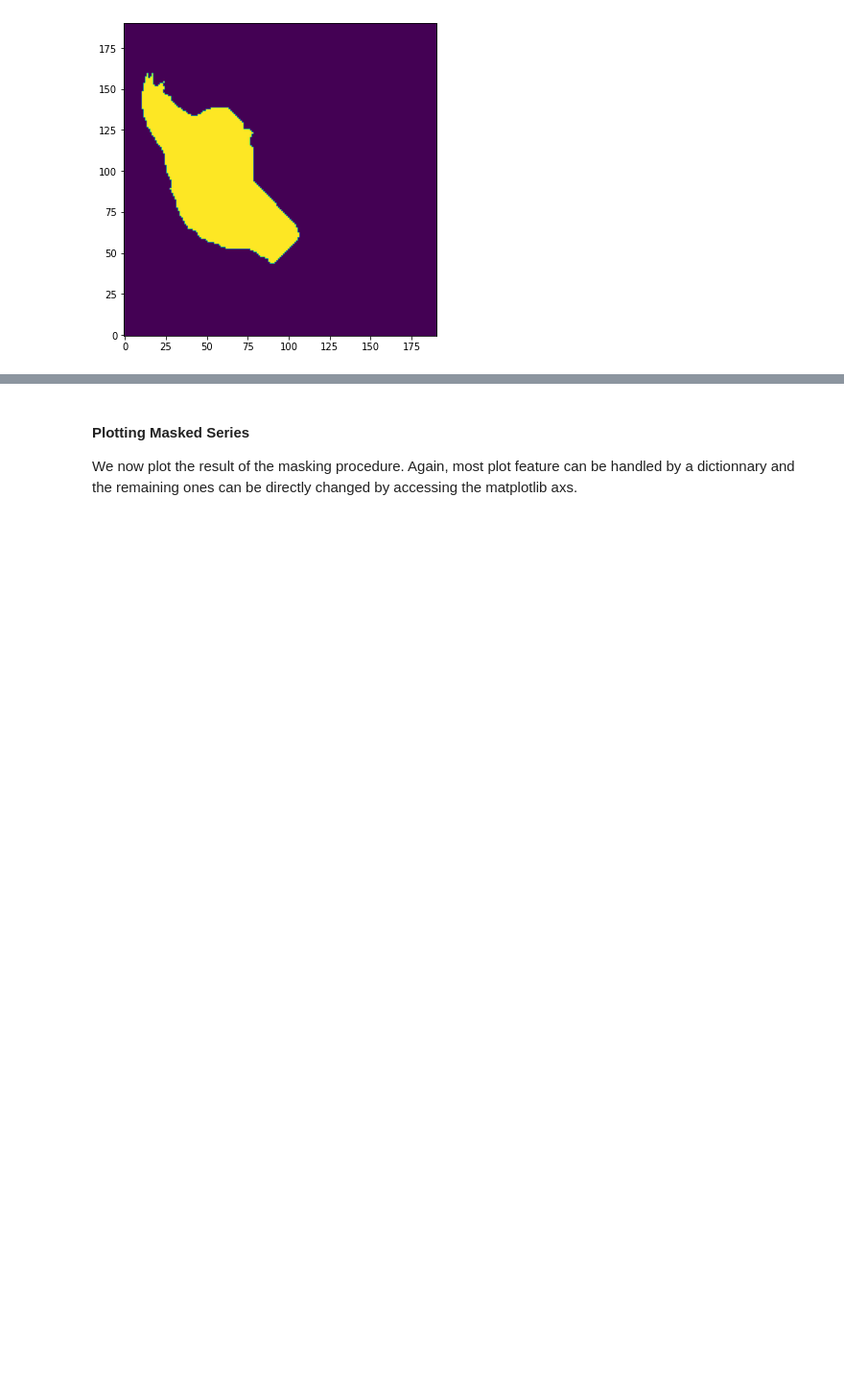
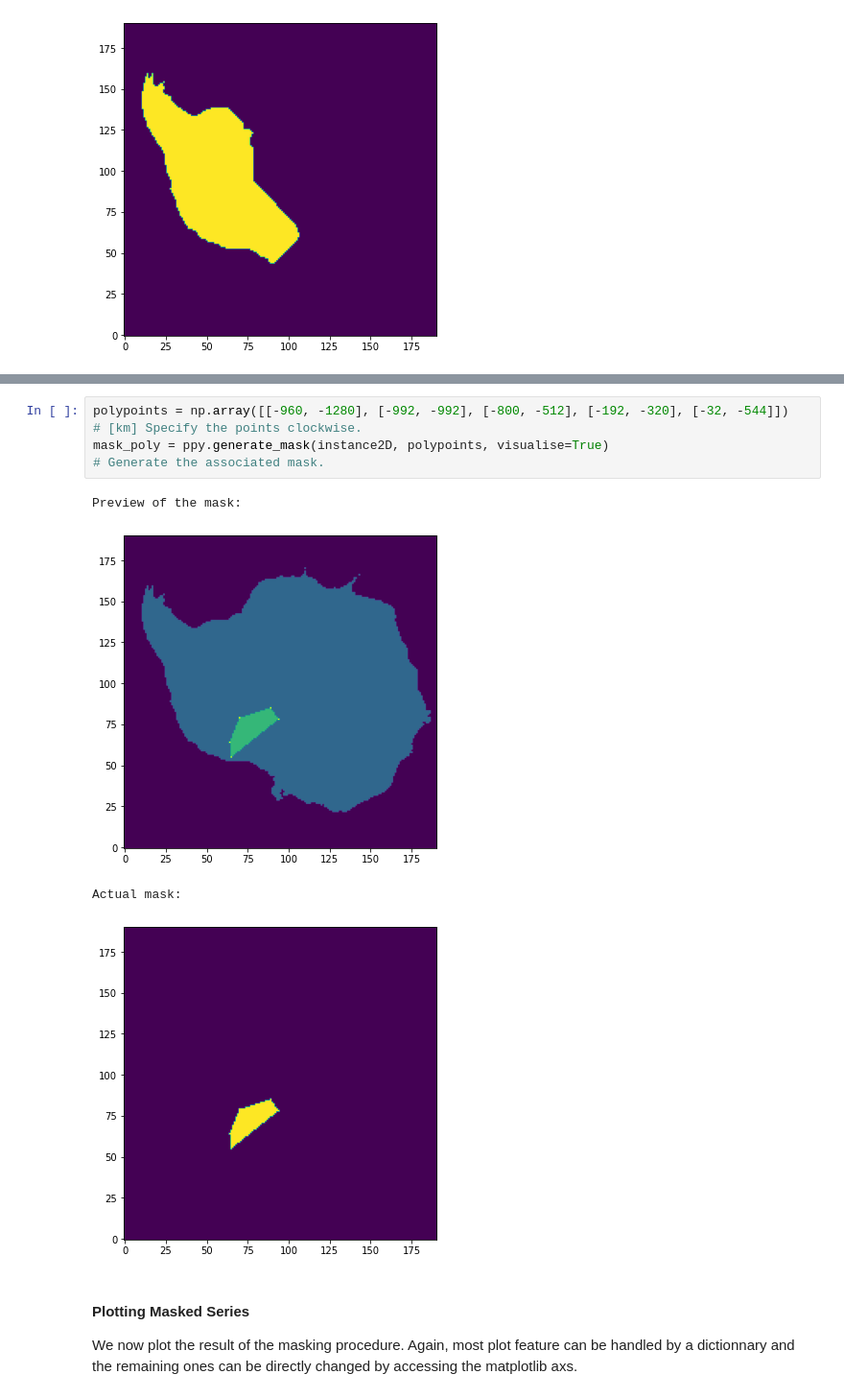
Before and after one commit to palma-ice/postprocess-yelmo, a Jupyter notebook: ppy_demo.ipynb, the cells around one changed output, grey strips where cells are left out. Shown at 96% size. Drawn from its saved outputs; the diff is of its cells as text; blank space fills up the shorter version.

Commit message:
User-defined masks

```diff
--- a/ppy_demo.ipynb
+++ b/ppy_demo.ipynb
@@ -152,3 +160,11 @@ mask = ppy.get_mask(instance2D, [3, 5], visualise=True)
+# %%
+polypoints = np.array([[-960, -1280], [-992, -992], [-800, -512], [-192, -320], [-32, -544]])   # [km] Specify the points clockwise.
+mask_poly = ppy.generate_mask(instance2D, polypoints, visualise=True)                           # Generate the associated mask.
+# %% [output]
+Preview of the mask:
+[figure, added]
+Actual mask:
+[figure, added]
 # %% [markdown]
 #### Plotting Masked Series
 
```
Also changed, not shown: parts of 3 cells of this notebook, 2 other files.
